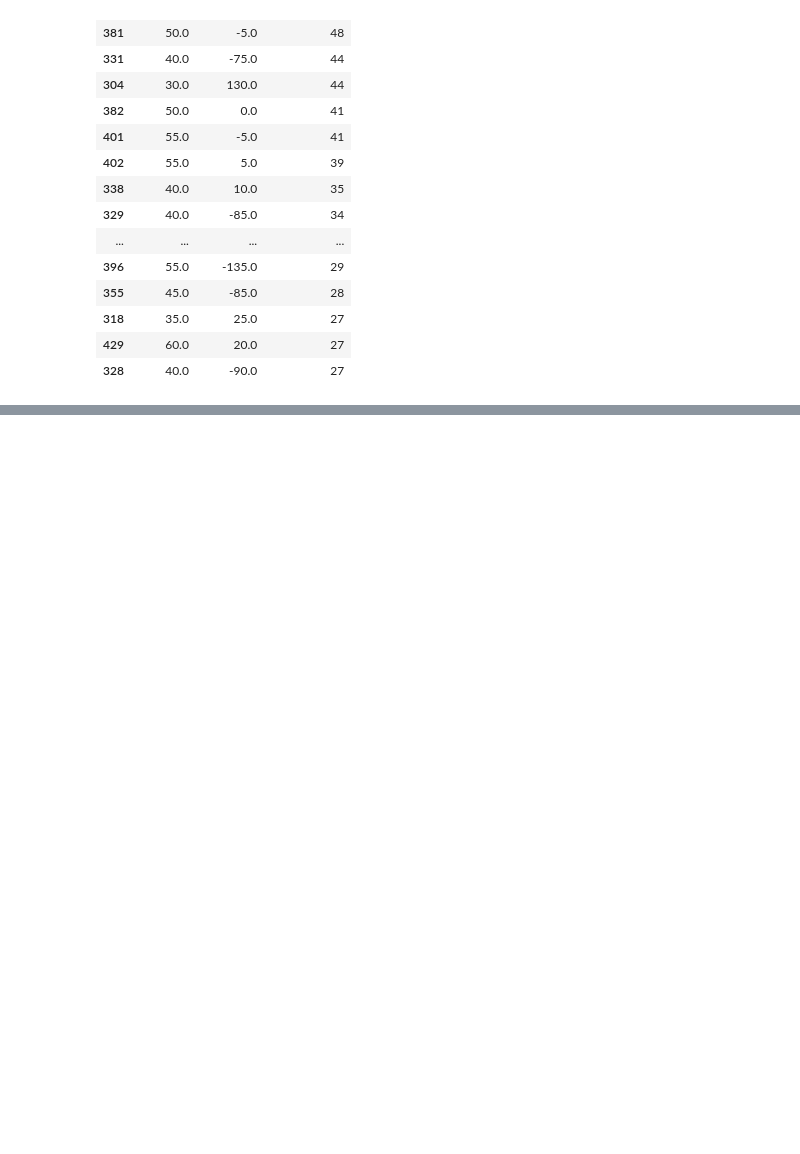
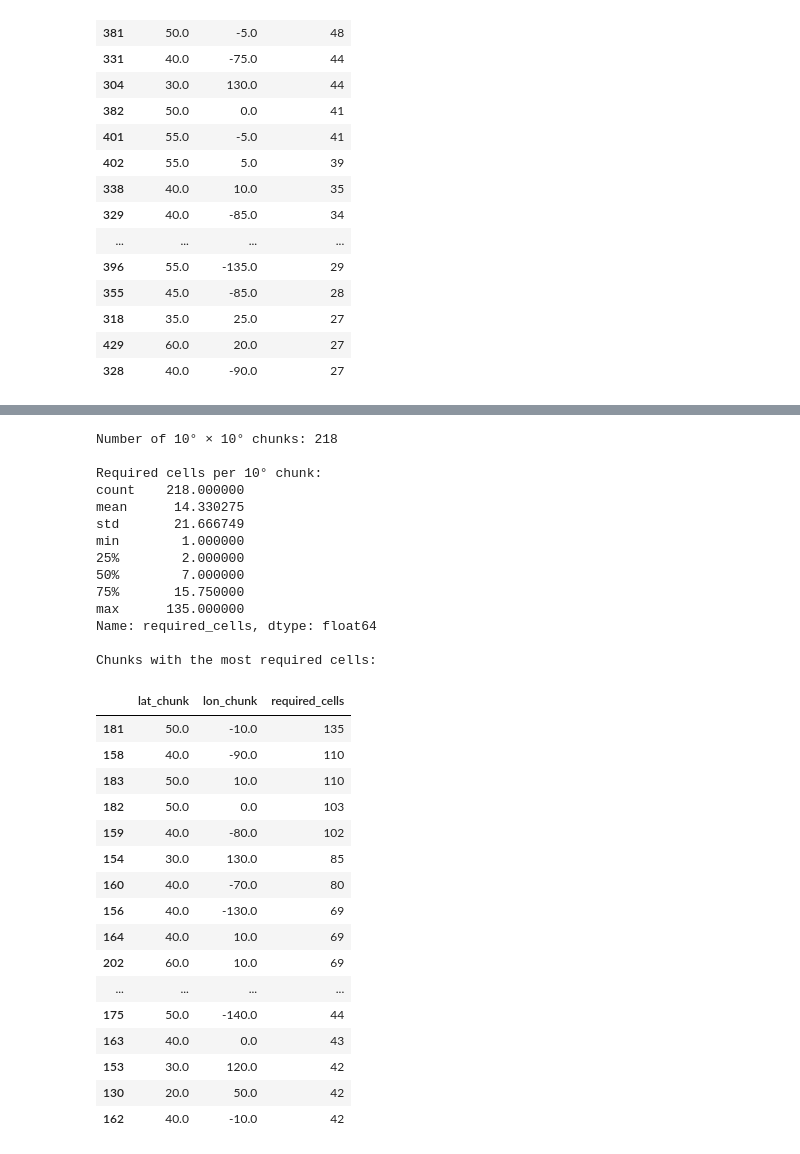
Before and after one commit to Suprabhat4970/MarineGuard-AI, a Jupyter notebook: ml/Weather_Forecasting_Model.ipynb, the cells around one changed output, grey strips where cells are left out. Cells and saved outputs as stored; diff of their text form; code cells hidden in the pictures; blank space fills up the shorter version.

```diff
--- a/ml/Weather_Forecasting_Model.ipynb
+++ b/ml/Weather_Forecasting_Model.ipynb
@@ -2260,0 +2320,51 @@ Chunks with the most required cells:
+# %%
+cells_per_10deg_chunk = (
+    era5_10deg
+    .groupby(["lat_chunk", "lon_chunk"])
+    .size()
+    .reset_index(name="required_cells")
+)
+
+print("Number of 10° × 10° chunks:", len(cells_per_10deg_chunk))
+
+print("\nRequired cells per 10° chunk:")
+print(cells_per_10deg_chunk["required_cells"].describe())
+
+print("\nChunks with the most required cells:")
+display(
+    cells_per_10deg_chunk
+    .sort_values("required_cells", ascending=False)
+    .head(20)
+)
+# %% [output]
+Number of 10° × 10° chunks: 218
+
+Required cells per 10° chunk:
+count    218.000000
+mean      14.330275
+std       21.666749
+min        1.000000
+25%        2.000000
+50%        7.000000
+75%       15.750000
+max      135.000000
+Name: required_cells, dtype: float64
+
+Chunks with the most required cells:
+|  | lat_chunk | lon_chunk | required_cells |
+| 181 | 50.0 | -10.0 | 135 |
+| 158 | 40.0 | -90.0 | 110 |
+| 183 | 50.0 | 10.0 | 110 |
+| 182 | 50.0 | 0.0 | 103 |
+| 159 | 40.0 | -80.0 | 102 |
+| 154 | 30.0 | 130.0 | 85 |
+| 160 | 40.0 | -70.0 | 80 |
+| 156 | 40.0 | -130.0 | 69 |
+| 164 | 40.0 | 10.0 | 69 |
+| 202 | 60.0 | 10.0 | 69 |
+| ... | ... | ... | ... |
+| 175 | 50.0 | -140.0 | 44 |
+| 163 | 40.0 | 0.0 | 43 |
+| 153 | 30.0 | 120.0 | 42 |
+| 130 | 20.0 | 50.0 | 42 |
+| 162 | 40.0 | -10.0 | 42 |
```
Also changed, not shown: parts of 9 cells of this notebook.
